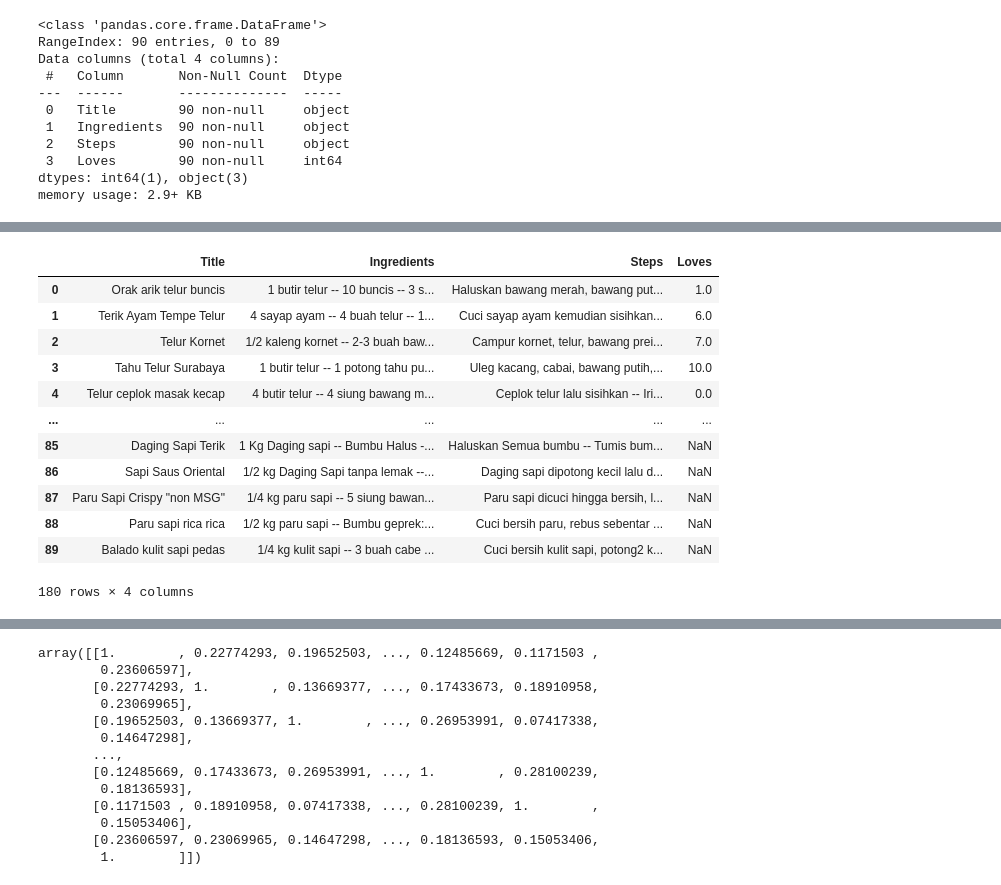
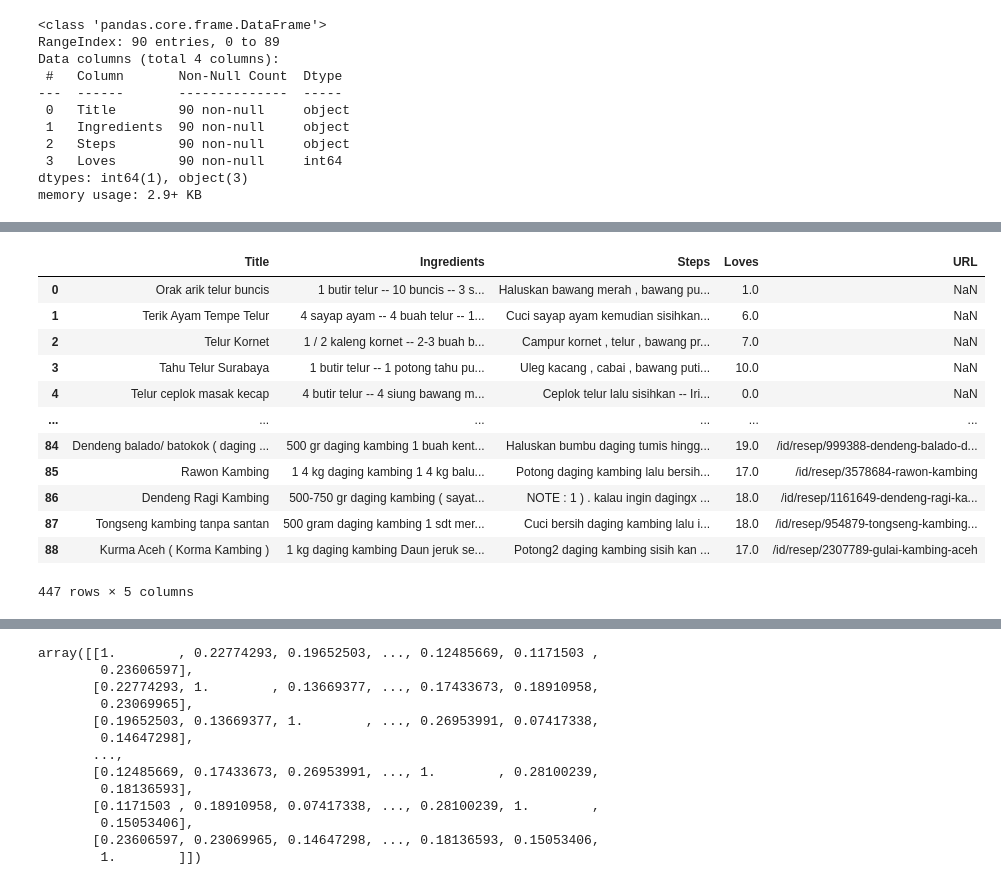
Before and after one commit to I0719031/Bangkit-Capstone-PC628, a Jupyter notebook: Preprocessing.ipynb, the cells around one changed output, grey strips where cells are left out. Saved outputs shown, nothing was run; the diff lists cells and outputs as text; code cells hidden in the pictures.

```diff
--- a/Preprocessing.ipynb
+++ b/Preprocessing.ipynb
@@ -3,6 +3,9 @@ import pandas as pd
 
 sapi = pd.read_csv('Clean Dataset/dataset-sapi-edit-final.csv')
 telur = pd.read_csv('Clean Dataset/Dataset-telur-final.csv')
+ayam = pd.read_csv('Clean Dataset/dataset-ayam90.csv')
+tahu = pd.read_csv('Clean Dataset/dataset-tahu.csv')
+kambing = pd.read_csv('Clean Dataset/dataset-kambing.csv')
 # %%
 sapi.info()
 # %% [output]
@@ -33,20 +81,20 @@ memory usage: 2.9+ KB
 # %%
-df = pd.concat([telur, sapi])
+df = pd.concat([telur, sapi, ayam, tahu, kambing])
 df
 # %% [output]
-|  | Title | Ingredients | Steps | Loves |
-| 0 | Orak arik telur buncis | 1 butir telur -- 10 buncis -- 3 s... | Haluskan bawang merah, bawang put... | 1.0 |
-| 1 | Terik Ayam Tempe Telur | 4 sayap ayam -- 4 buah telur -- 1... | Cuci sayap ayam kemudian sisihkan... | 6.0 |
-| 2 | Telur Kornet | 1/2 kaleng kornet -- 2-3 buah baw... | Campur kornet, telur, bawang prei... | 7.0 |
-| 3 | Tahu Telur Surabaya | 1 butir telur -- 1 potong tahu pu... | Uleg kacang, cabai, bawang putih,... | 10.0 |
-| 4 | Telur ceplok masak kecap | 4 butir telur -- 4 siung bawang m... | Ceplok telur lalu sisihkan -- Iri... | 0.0 |
-| ... | ... | ... | ... | ... |
-| 85 | Daging Sapi Terik | 1 Kg Daging sapi -- Bumbu Halus -... | Haluskan Semua bumbu -- Tumis bum... | NaN |
-| 86 | Sapi Saus Oriental | 1/2 kg Daging Sapi tanpa lemak --... | Daging sapi dipotong kecil lalu d... | NaN |
-| 87 | Paru Sapi Crispy "non MSG" | 1/4 kg paru sapi -- 5 siung bawan... | Paru sapi dicuci hingga bersih, l... | NaN |
-| 88 | Paru sapi rica rica | 1/2 kg paru sapi -- Bumbu geprek:... | Cuci bersih paru, rebus sebentar ... | NaN |
-| 89 | Balado kulit sapi pedas | 1/4 kg kulit sapi -- 3 buah cabe ... | Cuci bersih kulit sapi, potong2 k... | NaN |
+|  | Title | Ingredients | Steps | Loves | URL |
+| 0 | Orak arik telur buncis | 1 butir telur -- 10 buncis -- 3 s... | Haluskan bawang merah , bawang pu... | 1.0 | NaN |
+| 1 | Terik Ayam Tempe Telur | 4 sayap ayam -- 4 buah telur -- 1... | Cuci sayap ayam kemudian sisihkan... | 6.0 | NaN |
+| 2 | Telur Kornet | 1 / 2 kaleng kornet -- 2-3 buah b... | Campur kornet , telur , bawang pr... | 7.0 | NaN |
+| 3 | Tahu Telur Surabaya | 1 butir telur -- 1 potong tahu pu... | Uleg kacang , cabai , bawang puti... | 10.0 | NaN |
+| 4 | Telur ceplok masak kecap | 4 butir telur -- 4 siung bawang m... | Ceplok telur lalu sisihkan -- Iri... | 0.0 | NaN |
+| ... | ... | ... | ... | ... | ... |
+| 84 | Dendeng balado/ batokok ( daging ... | 500 gr daging kambing 1 buah kent... | Haluskan bumbu daging tumis hingg... | 19.0 | /id/resep/999388-dendeng-balado-d... |
+| 85 | Rawon Kambing | 1 4 kg daging kambing 1 4 kg balu... | Potong daging kambing lalu bersih... | 17.0 | /id/resep/3578684-rawon-kambing |
+| 86 | Dendeng Ragi Kambing | 500-750 gr daging kambing ( sayat... | NOTE : 1 ) . kalau ingin dagingx ... | 18.0 | /id/resep/1161649-dendeng-ragi-ka... |
+| 87 | Tongseng kambing tanpa santan | 500 gram daging kambing 1 sdt mer... | Cuci bersih daging kambing lalu i... | 18.0 | /id/resep/954879-tongseng-kambing... |
+| 88 | Kurma Aceh ( Korma Kambing ) | 1 kg daging kambing Daun jeruk se... | Potong2 daging kambing sisih kan ... | 17.0 | /id/resep/2307789-gulai-kambing-aceh |
-180 rows × 4 columns
+447 rows × 5 columns
 # %%
 import re
 
```
Also changed, not shown: parts of 12 cells of this notebook.
